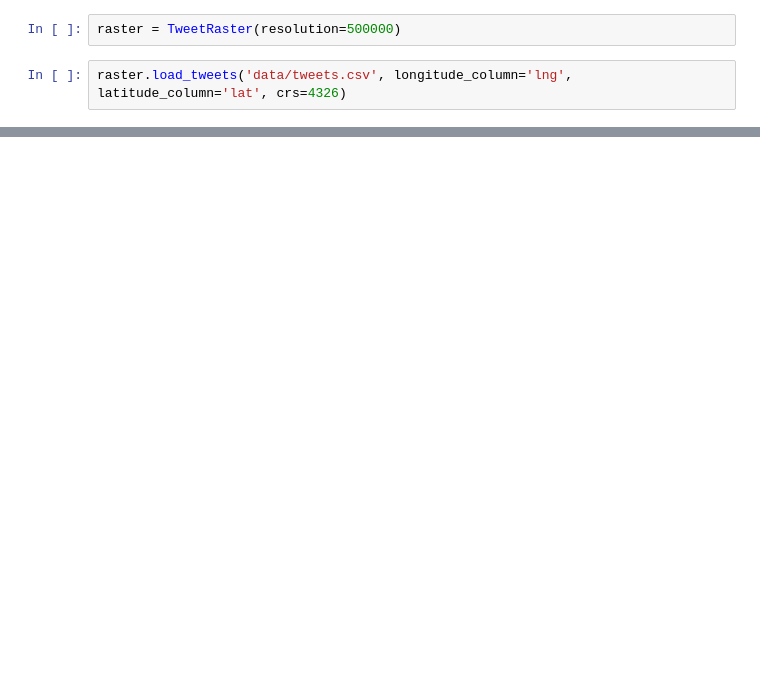
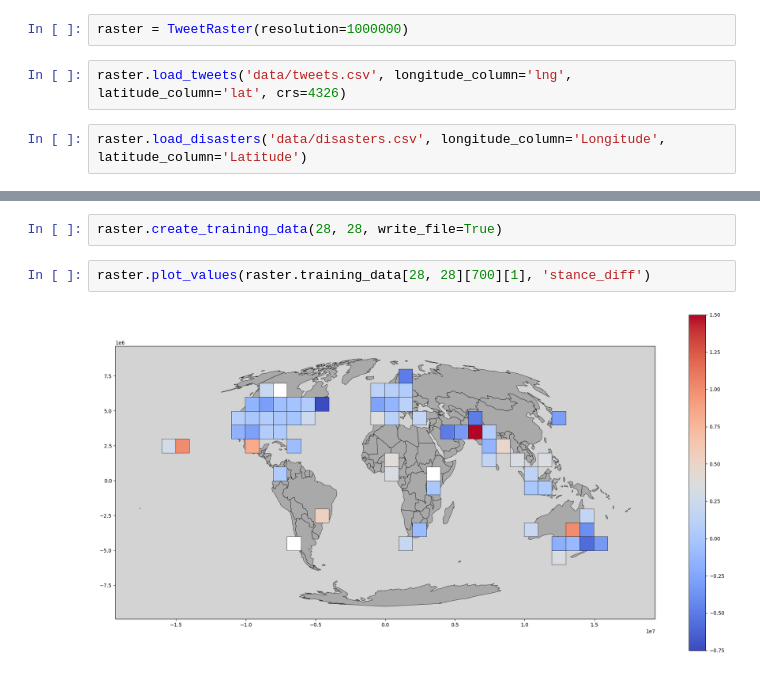
Before and after one commit to dguzh/DisasterTweetAnalytics, a Jupyter notebook: Demo.ipynb, the cells around one changed output, grey strips where cells are left out. Cells and saved outputs as stored; diff of their text form; blank space fills up the shorter version.

Commit message:
extend code to generate training data

```diff
--- a/Demo.ipynb
+++ b/Demo.ipynb
@@ -8,5 +6,7 @@ from geoprocessing import Disaster, TweetRaster
 # %%
-raster = TweetRaster(resolution=500000)
+raster = TweetRaster(resolution=1000000)
 # %%
 raster.load_tweets('data/tweets.csv', longitude_column='lng', latitude_column='lat', crs=4326)
+# %%
+raster.load_disasters('data/disasters.csv', longitude_column='Longitude', latitude_column='Latitude')
 # %%
@@ -110,0 +14,6 @@ Length: 384, dtype: float64
+# %%
+raster.create_training_data(28, 28, write_file=True)
+# %%
+raster.plot_values(raster.training_data[28, 28][700][1], 'stance_diff')
+# %% [output]
+[figure, added]
```
Also changed, not shown: parts of 7 cells of this notebook, 2 other files.
